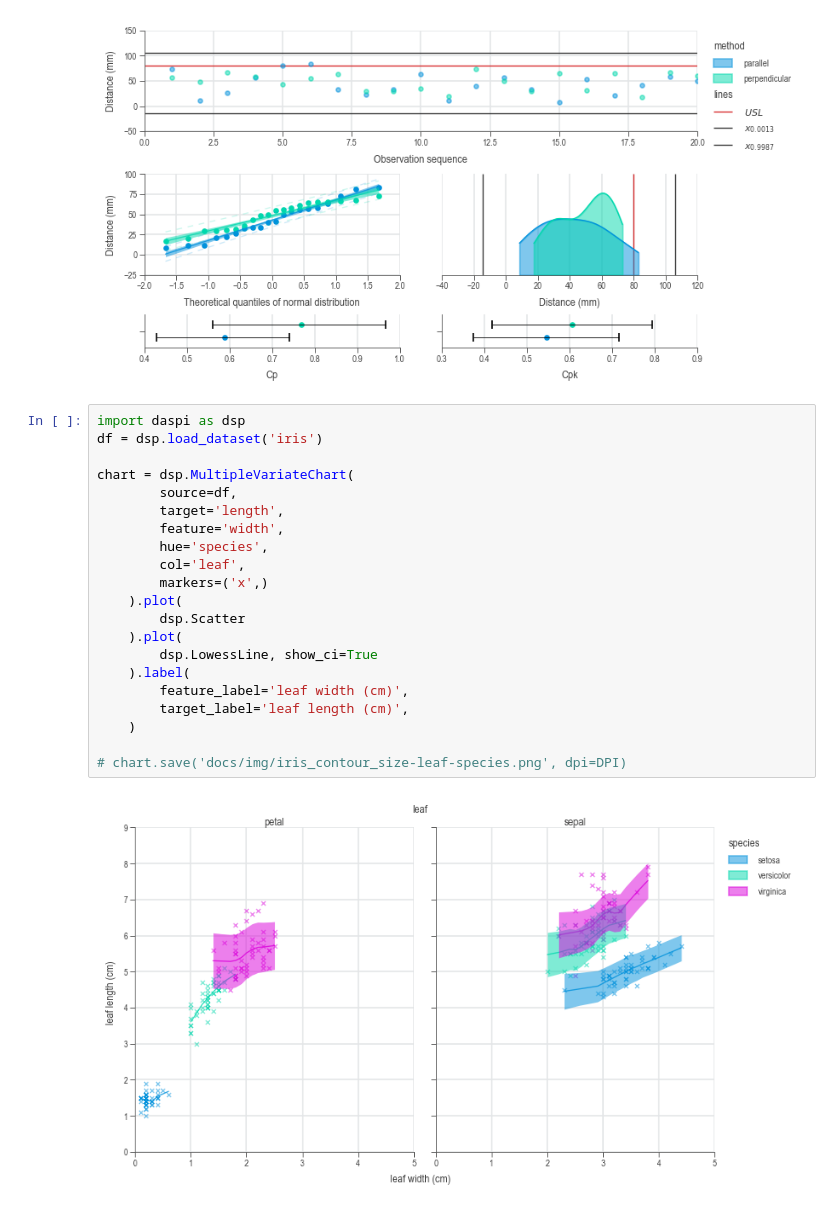
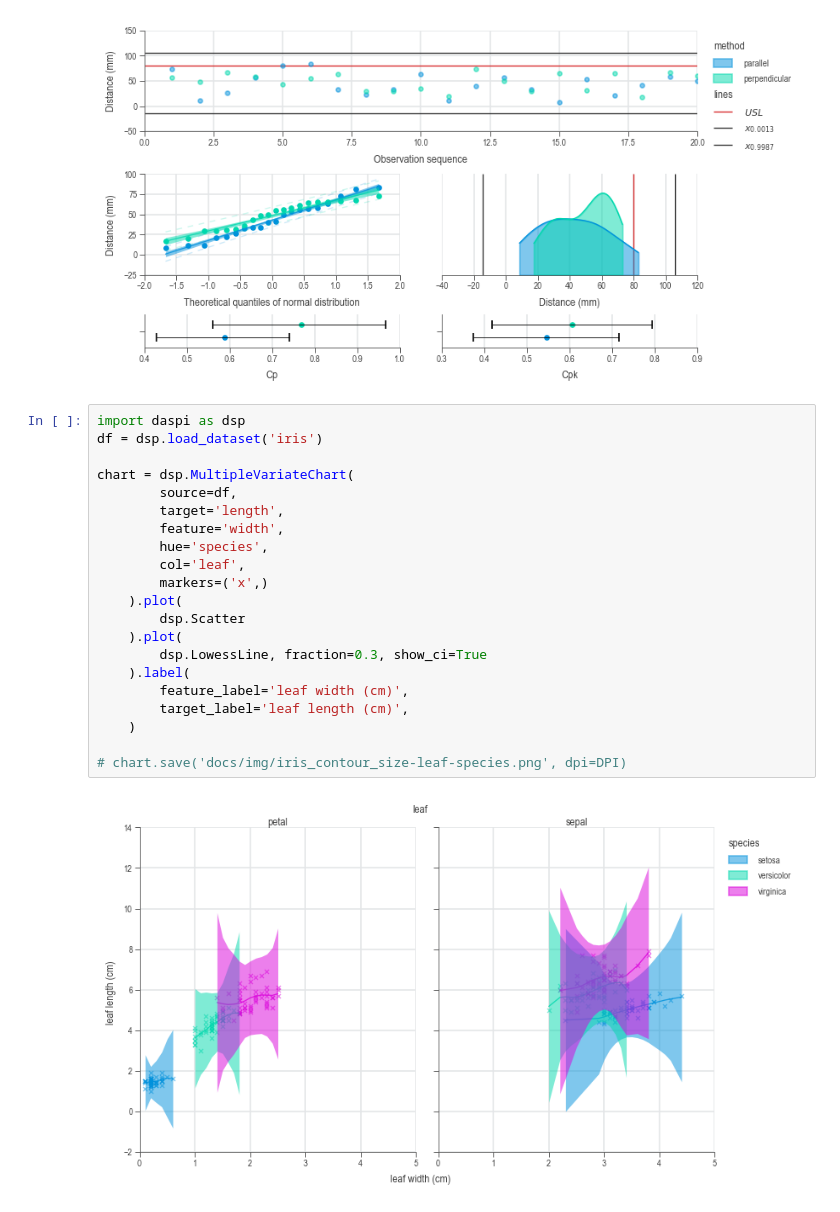
Before and after one commit to j4ggr/DaSPi, a Jupyter notebook: notebooks/doc-content_process-analysis.ipynb, the cells around one changed output. Saved outputs shown, nothing was run; the diff lists cells and outputs as text.

Commit message:
Lowess - added, weights staticmethods for gaussian, tricube and epanechnikov. - added, _smoothed_value_ function instead of statsmodels lowess function

```diff
--- a/notebooks/doc-content_process-analysis.ipynb
+++ b/notebooks/doc-content_process-analysis.ipynb
@@ -220,23 +220,23 @@ chart = dsp.JointChart(
 # %%
 import daspi as dsp
 df = dsp.load_dataset('iris')
 
 chart = dsp.MultipleVariateChart(
         source=df,
         target='length',
         feature='width',
         hue='species',
         col='leaf',
         markers=('x',)
     ).plot(
         dsp.Scatter
     ).plot(
-        dsp.LowessLine, show_ci=True
+        dsp.LowessLine, fraction=0.3, show_ci=True
     ).label(
         feature_label='leaf width (cm)',
         target_label='leaf length (cm)',
     )
 
 # chart.save('docs/img/iris_contour_size-leaf-species.png', dpi=DPI)
 # %% [output]
-[figure, old version]
+[figure, new version]
```
Also changed, not shown: parts of 4 cells of this notebook, 2 other files.
